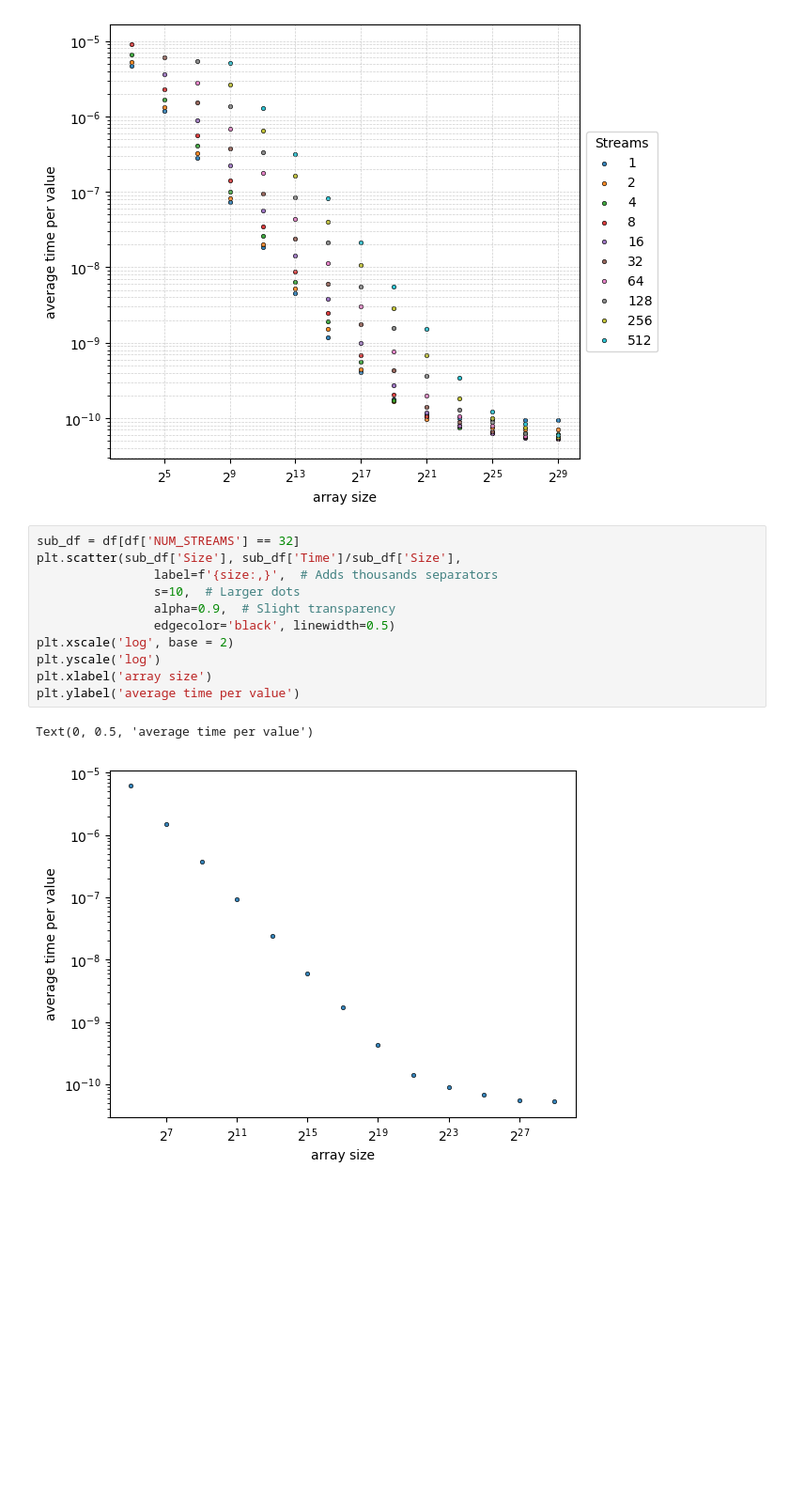
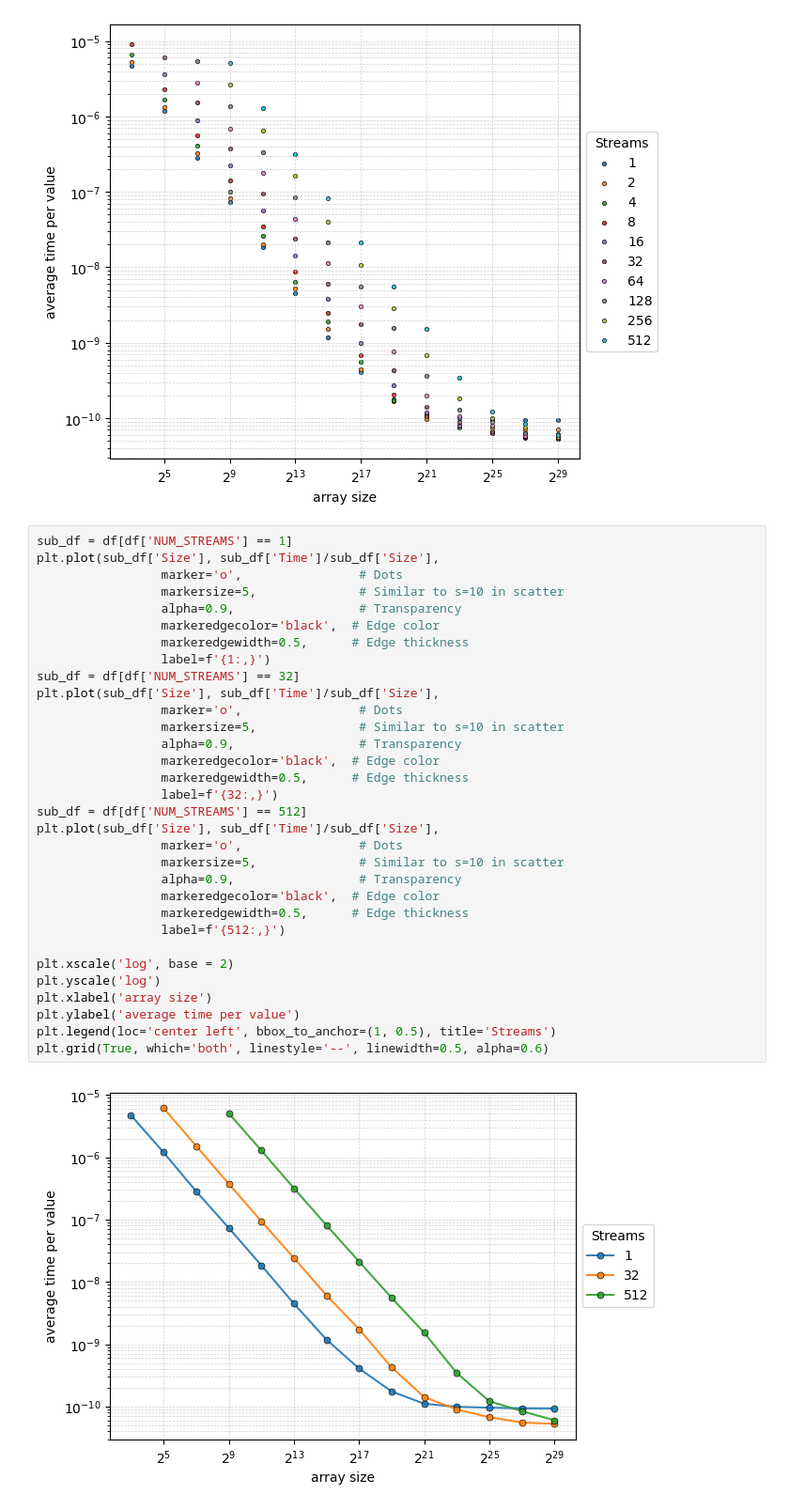
Before and after one commit to grafrap/HPC4WC-overlapping, a Jupyter notebook: measurements/cuda_plots.ipynb, the cells around one changed output. Shown: that part at 94% size. Saved outputs shown, nothing was run; the diff lists cells and outputs as text; blank space fills up the shorter version.

Commit message:
added Raphaels measurements + updated plotting notebook

```diff
--- a/measurements/cuda_plots.ipynb
+++ b/measurements/cuda_plots.ipynb
@@ -278,17 +301,37 @@ plt.show()
 # %% [output]
 [figure]
 # %%
+sub_df = df[df['NUM_STREAMS'] == 1]
+plt.plot(sub_df['Size'], sub_df['Time']/sub_df['Size'],
+                 marker='o',                # Dots
+                 markersize=5,              # Similar to s=10 in scatter
+                 alpha=0.9,                 # Transparency
+                 markeredgecolor='black',  # Edge color
+                 markeredgewidth=0.5,      # Edge thickness
+                 label=f'{1:,}')
 sub_df = df[df['NUM_STREAMS'] == 32]
-plt.scatter(sub_df['Size'], sub_df['Time']/sub_df['Size'],
-                label=f'{size:,}',  # Adds thousands separators
-                s=10,  # Larger dots
-                alpha=0.9,  # Slight transparency
-                edgecolor='black', linewidth=0.5)
+plt.plot(sub_df['Size'], sub_df['Time']/sub_df['Size'],
+                 marker='o',                # Dots
+                 markersize=5,              # Similar to s=10 in scatter
+                 alpha=0.9,                 # Transparency
+                 markeredgecolor='black',  # Edge color
+                 markeredgewidth=0.5,      # Edge thickness
+                 label=f'{32:,}')
+sub_df = df[df['NUM_STREAMS'] == 512]
+plt.plot(sub_df['Size'], sub_df['Time']/sub_df['Size'],
+                 marker='o',                # Dots
+                 markersize=5,              # Similar to s=10 in scatter
+                 alpha=0.9,                 # Transparency
+                 markeredgecolor='black',  # Edge color
+                 markeredgewidth=0.5,      # Edge thickness
+                 label=f'{512:,}')
+
 plt.xscale('log', base = 2)
 plt.yscale('log')
 plt.xlabel('array size')
 plt.ylabel('average time per value')
+plt.legend(loc='center left', bbox_to_anchor=(1, 0.5), title='Streams')
+plt.grid(True, which='both', linestyle='--', linewidth=0.5, alpha=0.6)
 # %% [output]
-Text(0, 0.5, 'average time per value')
-[figure, old version]
+[figure, new version]
 # %% [markdown]
```
Also changed, not shown: parts of 30 cells of this notebook, 2 other files.
